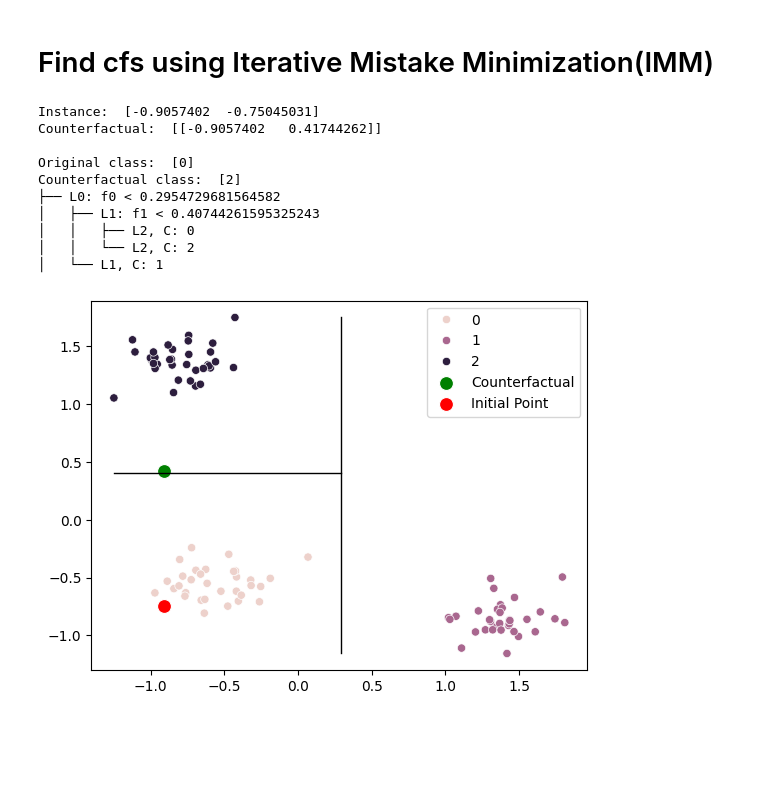
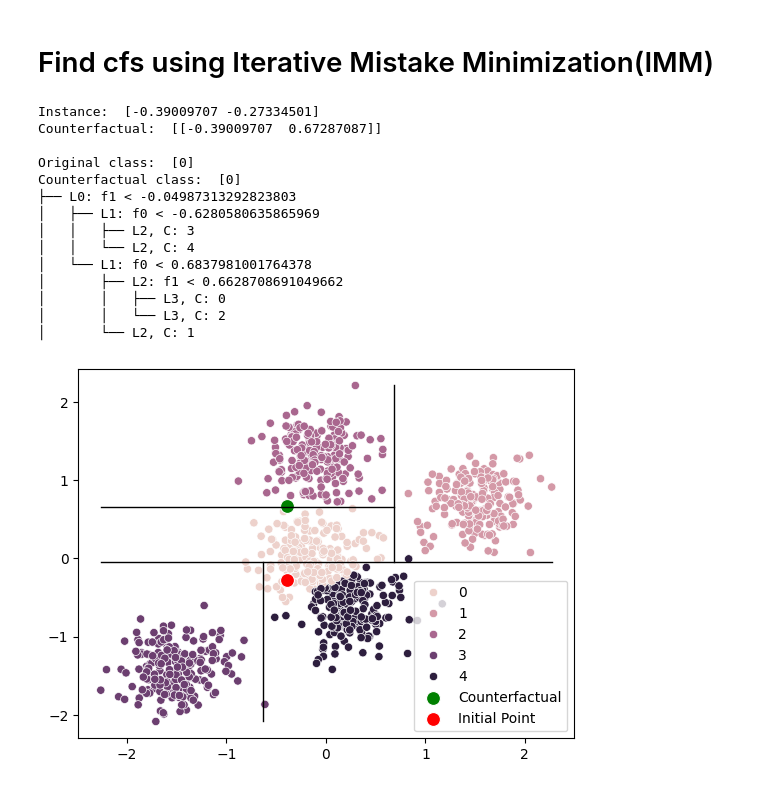
Before and after one commit to jepp3183/Thesis2025, a Jupyter notebook: code/threshold_tree_testing.ipynb, the cells around one changed output. Saved outputs shown, nothing was run; the diff lists cells and outputs as text; code cells hidden in the pictures; blank space fills up the shorter version.

```diff
--- a/code/threshold_tree_testing.ipynb
+++ b/code/threshold_tree_testing.ipynb
@@ -32,12 +30,12 @@ The autoreload extension is already loaded. To reload it, use:
 # %%
 dims = 2
-n = 100
-k = 2
-min_impurity_decrease = 0.00001
+n = 1000
+k = 5
+min_impurity_decrease = 0.1
 threshold_change = 0.01
 robustness_factor = 0.7
 
-# X, _y = make_blobs(centers=k, cluster_std=1.2, n_features=dims, n_samples=n)
+X, _y = make_blobs(centers=k, cluster_std=1.4, n_features=dims, n_samples=n)
 # data = load_iris()
 # X, _y = data.data, data.target
 # Normalize data
@@ -50,6 +48,7 @@ centers = model.cluster_centers_
 y = model.predict(X)
 dims = X.shape[1]
 n = X.shape[0]
+k = len(centers)
 
 # plot the clusters
 if dims > 2:
@@ -146,23 +135,27 @@ CF predictions:  [2 2]
 # %% [markdown]
 # Find cfs using Iterative Mistake Minimization(IMM)
 # %%
-cf = threshold_tree.find_counterfactuals_IMM(instance, target_class, threshold_change=threshold_change)
+cf = threshold_tree.find_counterfactuals_imm(instance, target_class, threshold_change=threshold_change)
 print("Instance: ", instance)
 print("Counterfactual: ", cf)
 print("")
 print("Original class: ", model.predict([instance]))
 print("Counterfactual class: ", model.predict(cf))
-threshold_tree.print_IMM_tree()
-threshold_tree.plot_IMM_tree()
+threshold_tree.print_imm_tree()
+threshold_tree.plot_imm_tree()
 # %% [output]
-Instance:  [-0.9057402  -0.75045031]
-Counterfactual:  [[-0.9057402   0.41744262]]
+Instance:  [-0.39009707 -0.27334501]
+Counterfactual:  [[-0.39009707  0.67287087]]
 
 Original class:  [0]
-Counterfactual class:  [2]
-├── L0: f0 < 0.2954729681564582
-│   ├── L1: f1 < 0.40744261595325243
-│   │   ├── L2, C: 0
-│   │   └── L2, C: 2
-│   └── L1, C: 1
+Counterfactual class:  [0]
+├── L0: f1 < -0.04987313292823803
+│   ├── L1: f0 < -0.6280580635865969
+│   │   ├── L2, C: 3
+│   │   └── L2, C: 4
+│   └── L1: f0 < 0.6837981001764378
+│       ├── L2: f1 < 0.6628708691049662
+│       │   ├── L3, C: 0
+│       │   └── L3, C: 2
+│       └── L2, C: 1
-[figure, old version]
+[figure, new version]
```
Also changed, not shown: parts of 4 cells of this notebook, 2 other files.
